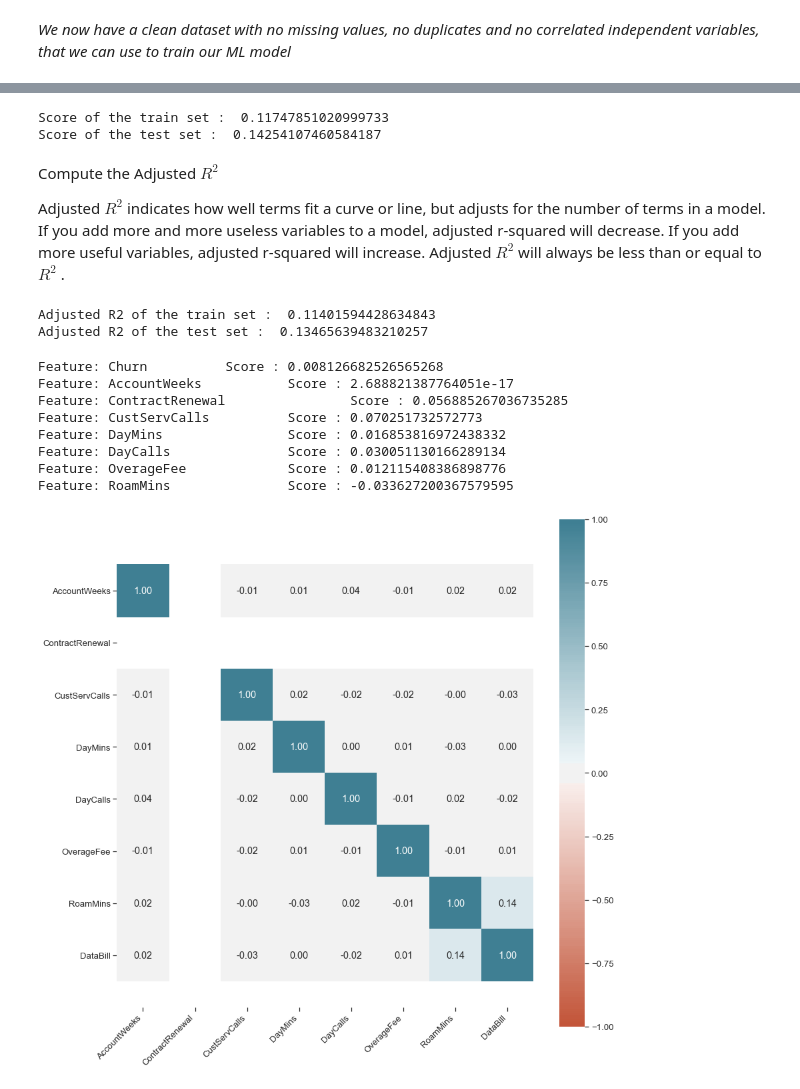
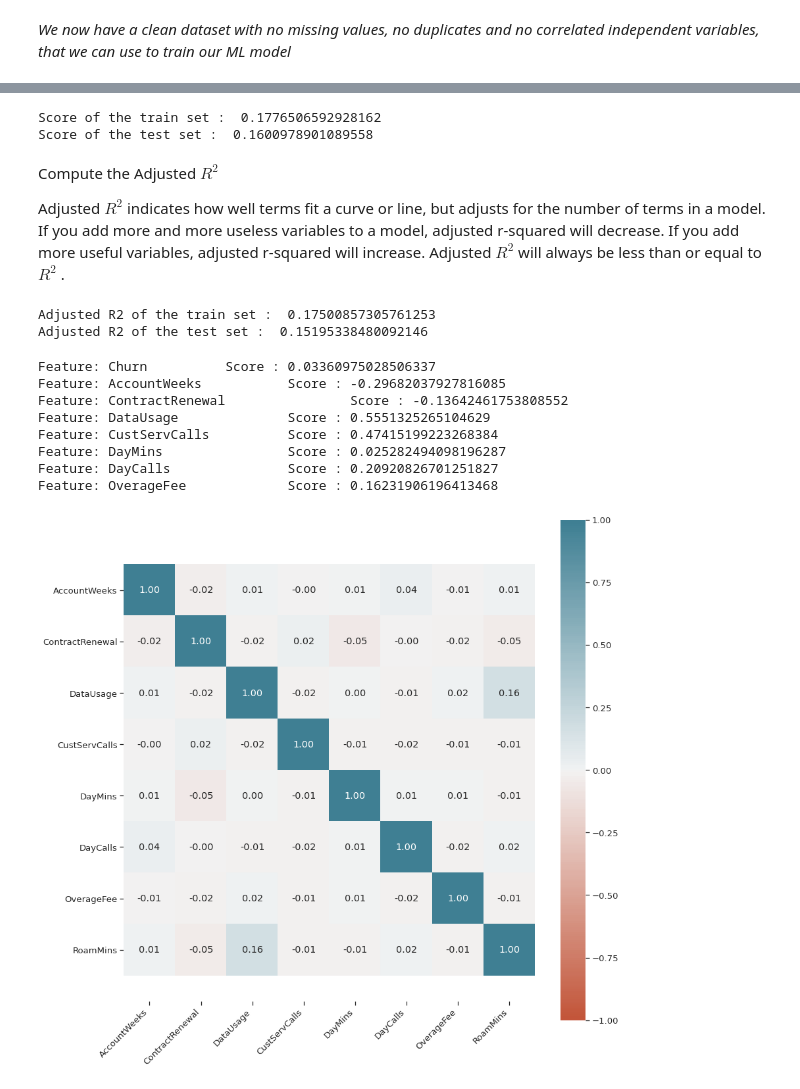
Before and after one commit to KutayAkalin/ML_Course_9-11-20, a Jupyter notebook: Project/09-11-2020 ML Course Nigeria Project Michael_Kiiru.ipynb, the cells around one changed output, grey strips where cells are left out. Drawn from its saved outputs; the diff is of its cells as text; code cells hidden in the pictures.

Commit message:
Update 09-11-2020 ML Course Nigeria Project Michael_Kiiru.ipynb
Include Ensemble Learning in the model as well as structure reorganisation.

```diff
--- a/Project/09-11-2020 ML Course Nigeria Project Michael_Kiiru.ipynb
+++ b/Project/09-11-2020 ML Course Nigeria Project Michael_Kiiru.ipynb
@@ -150,7 +157,13 @@ df.describe()
 # %%
 # Distribution of the label feature.
 
-sns.set(font='verdana', font_scale=1.2, palette='deep', color_codes=True)
+# Tabular distribution of the label
+
+print('Tabular Distibution of Customer Attrition: \n')
+print(df.Churn.value_counts(), '\n')
+
+# Plot
+sns.set(font_scale=1.2, palette='deep', color_codes=True)
 plt.figure(figsize = (6, 4))
 df.Churn.value_counts().plot(kind = 'bar', rot = 0, color = ['green', 'red'])
 plt.xlabel('Churn')
@@ -496,0 +392,3 @@ F1 Score: 0.10344827586206895
+# %%
+df_shaped = pd.read_csv('churn_shaped.csv')
+df_shaped.head()
@@ -496,0 +423,8 @@ F1 Score: 0.10344827586206895
+# %%
+# Divide the dataset into attributes and labels to be used for multiple linear regression and classification. (predictors into 'X' and dependent variable into 'y')
+
+X=df_shaped.iloc[:,1:9].values
+y=df_shaped['Churn'].values
+
+print(X.shape)
+print(y.shape)
@@ -544,17 +549,19 @@ X_train, X_test, y_train, y_test = train_test_split(X_scaled, y, test_size=0.3,
 # %%
-# Create a lines regression model object
+# Create a linear regression model object
 # fit() - fits a linear model,
 # score() - Returns the coefficient of determination (R^2). A measure of how well observed outcomes are replicated by
 # the model, as the proportion of total variation of outcomes explained by the model.
 
-modelb = LinearRegression(normalize=False)
-modelb.fit(X_train,y_train)
+# Instantiate the regressor
+mlRegressor = LinearRegression(normalize=False)
+mlRegressor.fit(X_train,y_train)
 
-print("Score of the train set : ",modelb.score(X_train,y_train))
-print("Score of the test set : ",modelb.score(X_test,y_test))
+# Train the model
+print("Score of the train set : ",mlRegressor.score(X_train,y_train))
+print("Score of the test set : ",mlRegressor.score(X_test,y_test))
 # %% [output]
-Score of the train set :  0.11747851020999733
-Score of the test set :  0.14254107460584187
+Score of the train set :  0.1776506592928162
+Score of the test set :  0.1600978901089558
 # %% [markdown]
 Compute the Adjusted $R^2$
 
@@ -564,50 +571,50 @@ def adj_r2 (X,y,model):
     r_squared = model.score(X,y)
     return(1 - (1-r_squared)*(len(y)-1)/(len(y)-X.shape[1]-1))
 
-print("Adjusted R2 of the train set : ",adj_r2(X_train,y_train,modelb))
-print("Adjusted R2 of the test set : ",adj_r2(X_test,y_test,modelb))
+print("Adjusted R2 of the train set : ",adj_r2(X_train,y_train,mlRegressor))
+print("Adjusted R2 of the test set : ",adj_r2(X_test,y_test,mlRegressor))
 # %% [output]
-Adjusted R2 of the train set :  0.11401594428634843
-Adjusted R2 of the test set :  0.13465639483210257
+Adjusted R2 of the train set :  0.17500857305761253
+Adjusted R2 of the test set :  0.15195338480092146
 # %%
 # .coef_ gives the coefficients and .intercept_ gives the estimated intercepts.
 
-importance = modelb.coef_
+importance = mlRegressor.coef_
 for i in range(len(importance)):
     print("Feature:", df.columns[i], "		Score :", importance[i])
 # %% [output]
-Feature: Churn          Score : 0.008126682526565268
-Feature: AccountWeeks           Score : 2.688821387764051e-17
-Feature: ContractRenewal                Score : 0.056885267036735285
-Feature: CustServCalls          Score : 0.070251732572773
-Feature: DayMins                Score : 0.016853816972438332
-Feature: DayCalls               Score : 0.030051130166289134
-Feature: OverageFee             Score : 0.012115408386898776
-Feature: RoamMins               Score : -0.033627200367579595
+Feature: Churn          Score : 0.03360975028506337
+Feature: AccountWeeks           Score : -0.29682037927816085
+Feature: ContractRenewal                Score : -0.13642461753808552
+Feature: DataUsage              Score : 0.5551325265104629
+Feature: CustServCalls          Score : 0.47415199223268384
+Feature: DayMins                Score : 0.025282494098196287
+Feature: DayCalls               Score : 0.20920826701251827
+Feature: OverageFee             Score : 0.16231906196413468
 # %%
 # Checking to see correlation of the features
 
 df_lr = pd.DataFrame(X)
-df_lr.columns=['AccountWeeks','ContractRenewal','CustServCalls','DayMins','DayCalls','OverageFee','RoamMins','DataBill']
+df_lr.columns=['AccountWeeks','ContractRenewal','DataUsage','CustServCalls','DayMins','DayCalls','OverageFee','RoamMins']
 
 corr = df_lr.corr()
 
 plt.figure(figsize=(14, 14))
 ax = sns.heatmap(
     corr,
     vmin=-1, vmax=1, center=0,
     cmap=sns.diverging_palette(20, 220, n=200),
     square=True, annot = True,
     fmt='.2f'
 )
 ax.set_xticklabels(
     ax.get_xticklabels(),
     rotation=45,
     horizontalalignment='right'
 )
 ax.set_ylim(len(corr)+0.5, -0.5);
 # %% [output]
-[figure, old version]
+[figure, new version]
 # %%
 # Scaling
 
```
Also changed, not shown: parts of 97 cells of this notebook.
